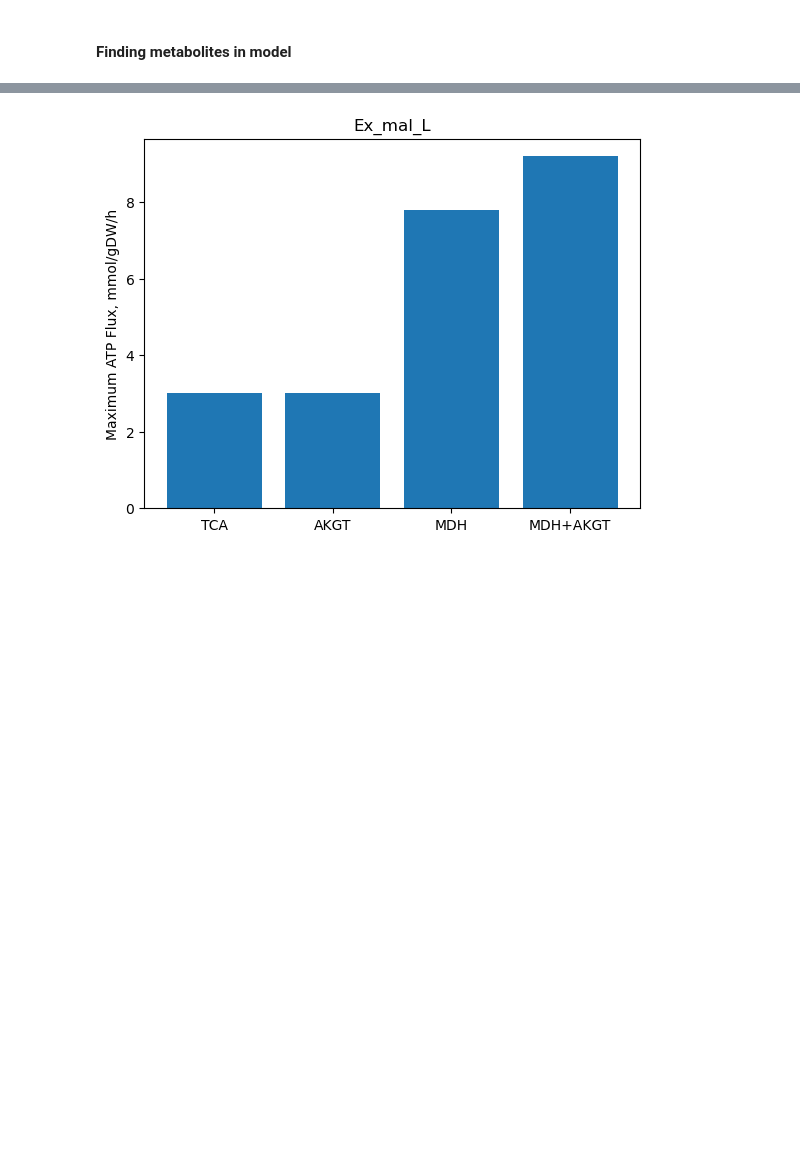
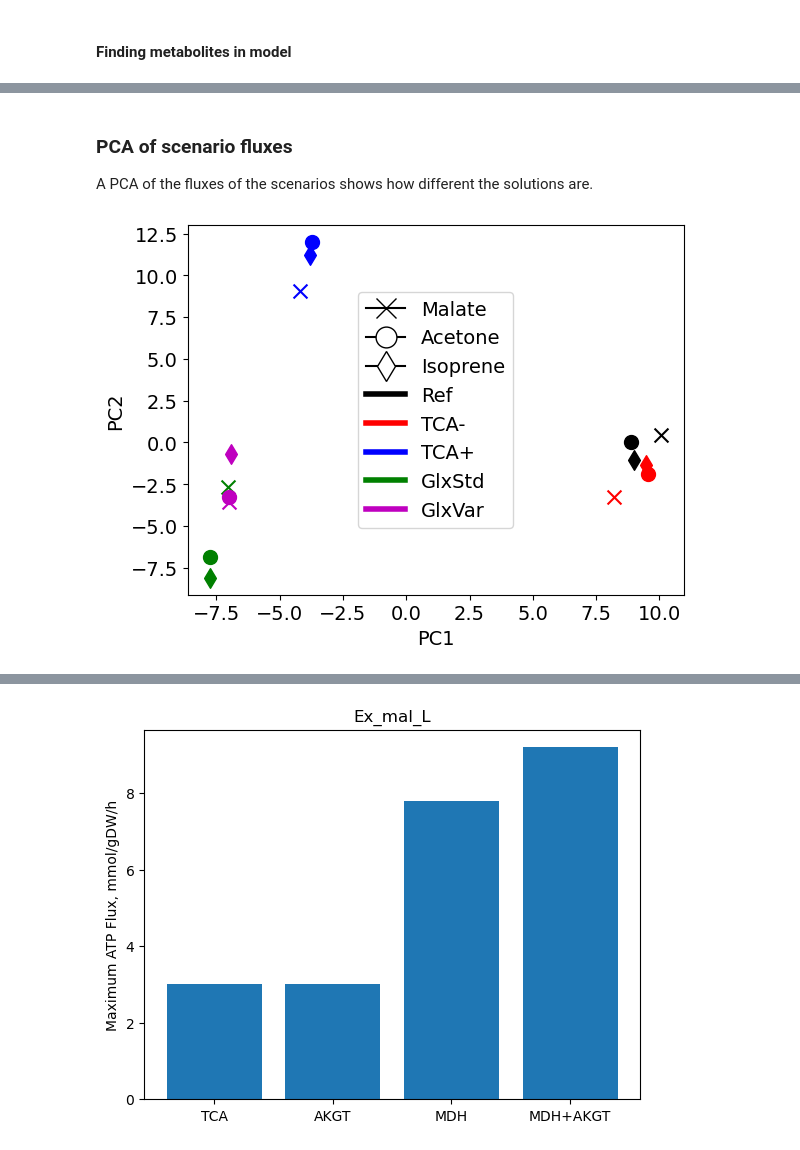
Before and after one commit to iAMB-RWTH-Aachen/Opol-GSMM, a Jupyter notebook: code/Model-Analysis.ipynb, the cells around one changed output, grey strips where cells are left out. Saved outputs shown, nothing was run; the diff lists cells and outputs as text; code cells hidden in the pictures; blank space fills up the shorter version.

```diff
--- a/code/Model-Analysis.ipynb
+++ b/code/Model-Analysis.ipynb
@@ -231,0 +499,16 @@ EX_isoprene[e]: isoprene[e] -->
+# %%
+with model_mal as md:
+    FluxScenario = dict()
+    for target in Product:
+        # optimizing for production
+        md = Model_ForceImpGlx(md, target)
+        sol = md.optimize()
+        print(sol.fluxes[f'DM_{target}'])
+        # yield of malate from methanol
+        print(-sol.fluxes[f'DM_{target}']*4/sol.fluxes['Ex_meoh'])
+        # print exchange fluxes
+        print(md.summary())
+        FluxScenario[target] = {md.reactions.get_by_id(Rct).id: round(sol[Rct],2) for Rct in sol[np.abs(sol.fluxes)>1e-2].keys()}
+    FluxAll['ForcedImpGlx'] = FluxScenario
+# print('')
+# [print(f'{model_mal.reactions.get_by_id(Rct).id} \t {model_mal.reactions.get_by_id(Rct).reaction} \t {round(sol[Rct],2)}') for Rct in RctFluxName.keys()];
@@ -231,0 +565,63 @@ EX_isoprene[e]: isoprene[e] -->
+# %% [markdown]
+### PCA of scenario fluxes
+A PCA of the fluxes of the scenarios shows how different the solutions are.
+# %%
+IndxList = list()
+for target in myResults.columns:
+    IndxList.append(pd.DataFrame(myResults[target].to_dict()).index)
+# find intersection of all indices in IndxList
+Indx = list(set.intersection(*map(set, IndxList)))
+
+
+# Constructing a PCA plot of the fluxes in the dataframe myResults for all components but only with the index values in Indx
+myMark = {'mal_L[e]':'x', 'acetone[e]':'o', 'isoprene[e]':'d'}
+# Dictionary with labels for the different scenarios
+myLabel = {'UnconstrainedRef':'Ref', 'BlockedTCA':'TCA-', 'ForcedTCA':'TCA+', 'ForcedStdGlx':'GlxStd', 'ForcedImpGlx':'GlxVar'}
+myLabelColor = {'Ref':'k', 'TCA-':'r', 'TCA+':'b', 'GlxStd':'g', 'GlxVar':'m'}
+AllDatSeq = list(product(myMark.keys(), myLabel.values()))
+PlotLabel = [[myMark[element[0]],myLabelColor[element[1]]] for element in AllDatSeq]
+PrintLabel = [f'{element[0]}-{element[1]}' for element in AllDatSeq]
+
+x = list()
+for target in list(myResults.columns):
+    # Replacing NaN values with 0
+    myDat = pd.DataFrame(myResults[target].to_dict()).fillna(0).loc[Indx]
+
+    # Standardizing the features
+    x.append(StandardScaler().fit_transform(myDat.T))
+x = np.array(x).reshape(-1, 135)
+pca = PCA(n_components=2)
+principalComponents = pca.fit_transform(x)
+principalDf = pd.DataFrame(data = principalComponents, columns = ['PC1', 'PC2'], index = PrintLabel)
+# adding columns for target marker type and pathway color
+principalDf['Target'] = [mylist[0] for mylist in PlotLabel]
+principalDf['Path'] = [mylist[1] for mylist in PlotLabel]
+
+# Plotting the PCA
+# plt.figure(figsize=(10,10))
+plt.xlabel('PC1')
+plt.ylabel('PC2')
+for idx, row in principalDf.iterrows():
+    plt.scatter(row['PC1'], row['PC2'], s=100, marker=row['Target'], c=row['Path'], label=idx)
+
+# adding manual legend for target marker and pathway color
+# https://matplotlib.org/stable/gallery/text_labels_and_annotations/custom_legends.html
+legend_elements = [Line2D([0], [0], marker='x', color='k', label='Malate', markerfacecolor='w', markersize=15),
+                   Line2D([0], [0], marker='o', color='k', label='Acetone', markerfacecolor='w', markersize=15),
+                   Line2D([0], [0], marker='d', color='k', label='Isoprene', markerfacecolor='w', markersize=15),
+                   Line2D([0], [0], color='k', lw=4, label='Ref'),
+                   Line2D([0], [0], color='r', lw=4, label='TCA-'),
+                   Line2D([0], [0], color='b', lw=4, label='TCA+'),
+                   Line2D([0], [0], color='g', lw=4, label='GlxStd'),
+                   Line2D([0], [0], color='m', lw=4, label='GlxVar')]
+# plt.legend(handles = legend_elements, bbox_to_anchor=(1.05, 1), loc='upper left', borderaxespad=0.)
+plt.legend(handles = legend_elements, loc='center')
+
+
+# saving figure
+FigureName = 'PCA-Flux-All'
+PlotName = os.path.join(SaveDir, f'{Today}_{FigureName}.{FigureType}')
+plt.savefig(PlotName, dpi=300, bbox_inches='tight')
+plt.show()
+# %% [output]
+[figure, added]
```
Also changed, not shown: parts of 43 cells of this notebook, 11 other files.
